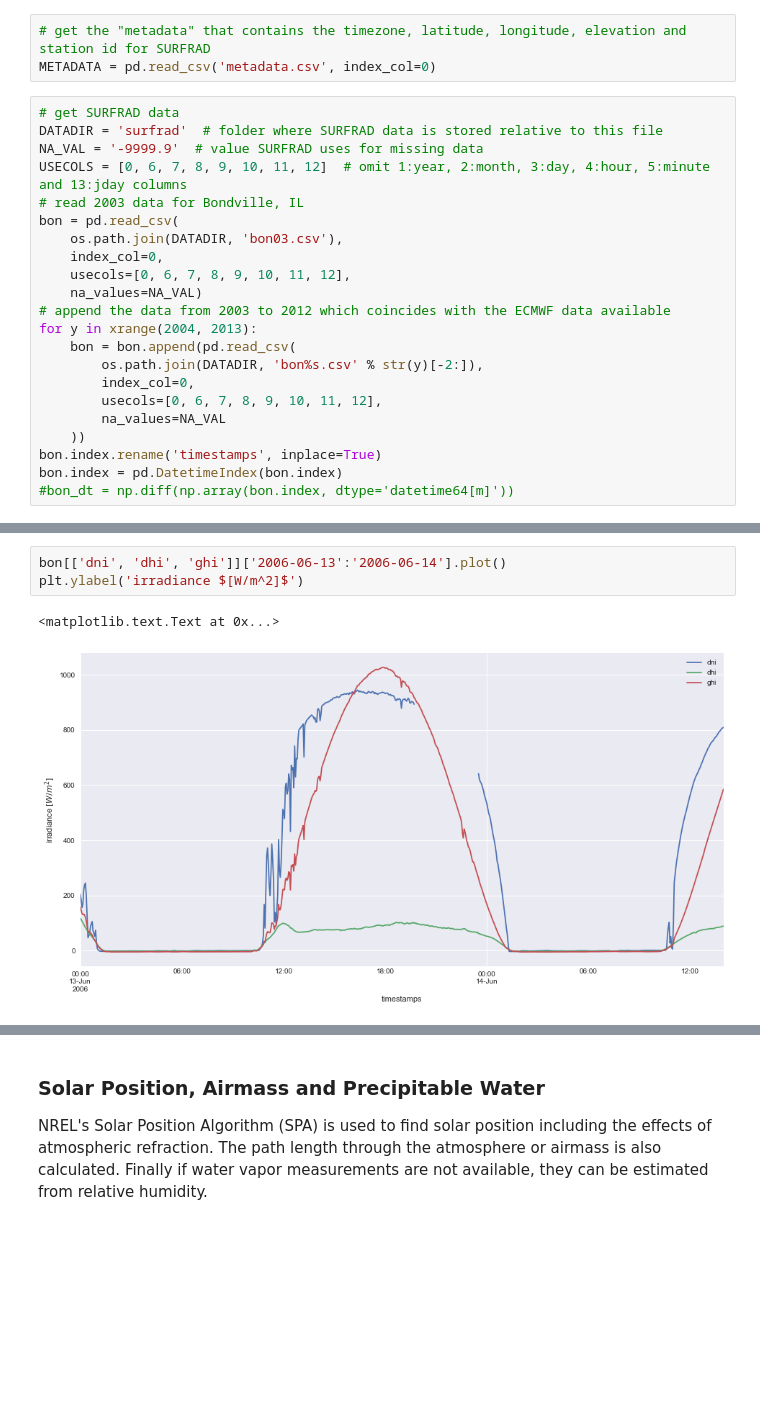
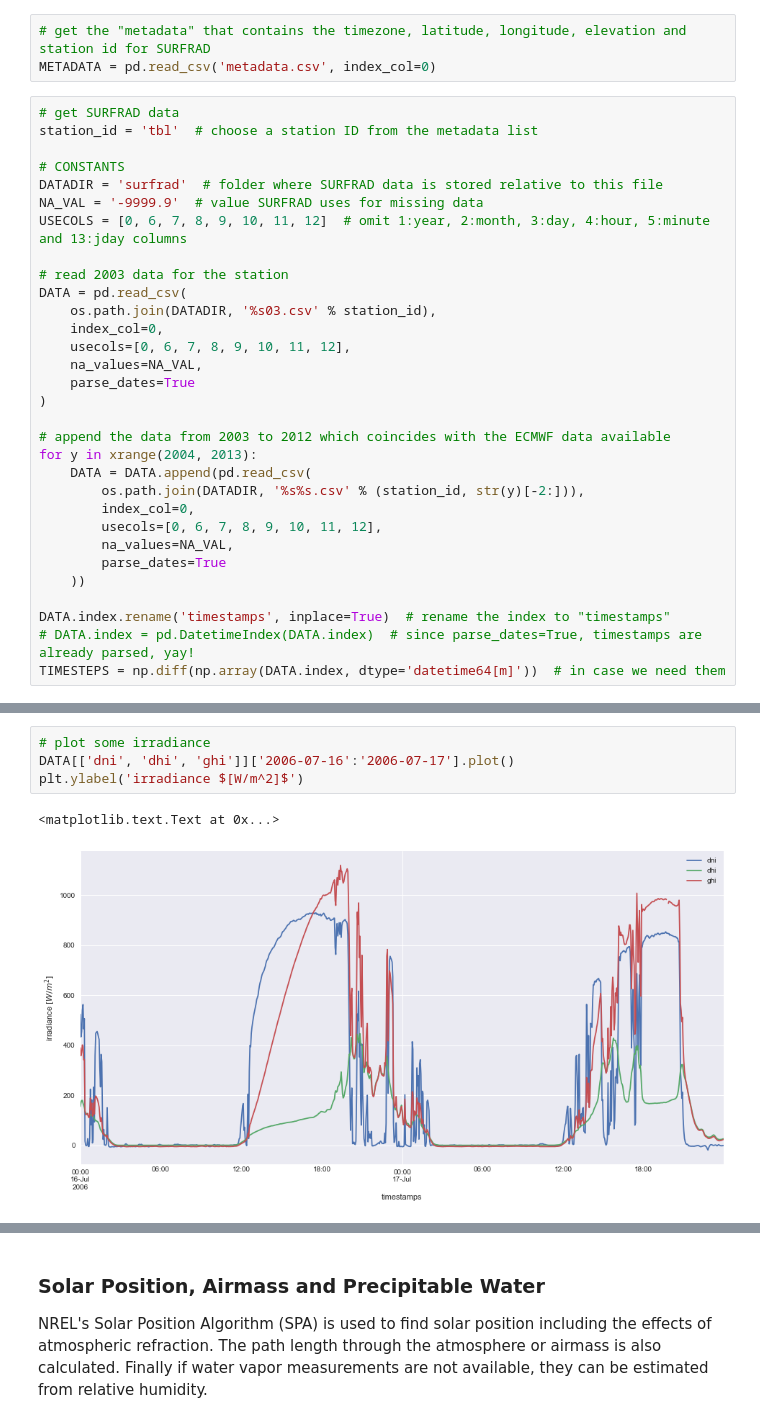
Before and after one commit to mikofski/pvsc44-clearsky-aod, a Jupyter notebook: PVSC-Clearsky-AOD.ipynb, the cells around one changed output, grey strips where cells are left out. Drawn from its saved outputs; the diff is of its cells as text; blank space fills up the shorter version.

Commit message:
allow user to change station id
* add trendline to yearly relative difference between historic and
calculated Linke turbidity

Signed-off-by: Mark Mikofski <mark.mikofski@sunpowercorp.com>

```diff
--- a/PVSC-Clearsky-AOD.ipynb
+++ b/PVSC-Clearsky-AOD.ipynb
@@ -44,23 +45,32 @@ SURFRAD data from NOAA contains irradiance measurements at sub-hour increments f
 METADATA = pd.read_csv('metadata.csv', index_col=0)
 # %%
 # get SURFRAD data
+station_id = 'tbl'  # choose a station ID from the metadata list
+
+# CONSTANTS
 DATADIR = 'surfrad'  # folder where SURFRAD data is stored relative to this file
 NA_VAL = '-9999.9'  # value SURFRAD uses for missing data
 USECOLS = [0, 6, 7, 8, 9, 10, 11, 12]  # omit 1:year, 2:month, 3:day, 4:hour, 5:minute and 13:jday columns
-# read 2003 data for Bondville, IL
-bon = pd.read_csv(
-    os.path.join(DATADIR, 'bon03.csv'),
+
+# read 2003 data for the station
+DATA = pd.read_csv(
+    os.path.join(DATADIR, '%s03.csv' % station_id),
     index_col=0,
     usecols=[0, 6, 7, 8, 9, 10, 11, 12],
-    na_values=NA_VAL)
+    na_values=NA_VAL,
+    parse_dates=True
+)
+
 # append the data from 2003 to 2012 which coincides with the ECMWF data available
 for y in xrange(2004, 2013):
-    bon = bon.append(pd.read_csv(
-        os.path.join(DATADIR, 'bon%s.csv' % str(y)[-2:]),
+    DATA = DATA.append(pd.read_csv(
+        os.path.join(DATADIR, '%s%s.csv' % (station_id, str(y)[-2:])),
         index_col=0,
         usecols=[0, 6, 7, 8, 9, 10, 11, 12],
-        na_values=NA_VAL
+        na_values=NA_VAL,
+        parse_dates=True
     ))
-bon.index.rename('timestamps', inplace=True)
-bon.index = pd.DatetimeIndex(bon.index)
-#bon_dt = np.diff(np.array(bon.index, dtype='datetime64[m]'))
+
+DATA.index.rename('timestamps', inplace=True)  # rename the index to "timestamps"
+# DATA.index = pd.DatetimeIndex(DATA.index)  # since parse_dates=True, timestamps are already parsed, yay!
+TIMESTEPS = np.diff(np.array(DATA.index, dtype='datetime64[m]'))  # in case we need them
@@ -67,8 +84,9 @@ bon.index = pd.DatetimeIndex(bon.index)
 # %%
-bon[['dni', 'dhi', 'ghi']]['2006-06-13':'2006-06-14'].plot()
+# plot some irradiance
+DATA[['dni', 'dhi', 'ghi']]['2006-07-16':'2006-07-17'].plot()
 plt.ylabel('irradiance $[W/m^2]$')
 # %% [output]
 <matplotlib.text.Text at 0x...>
-[figure, old version]
+[figure, new version]
 # %% [markdown]
 ### ECMWF
```
Also changed, not shown: parts of 19 cells of this notebook, 1 other file.
